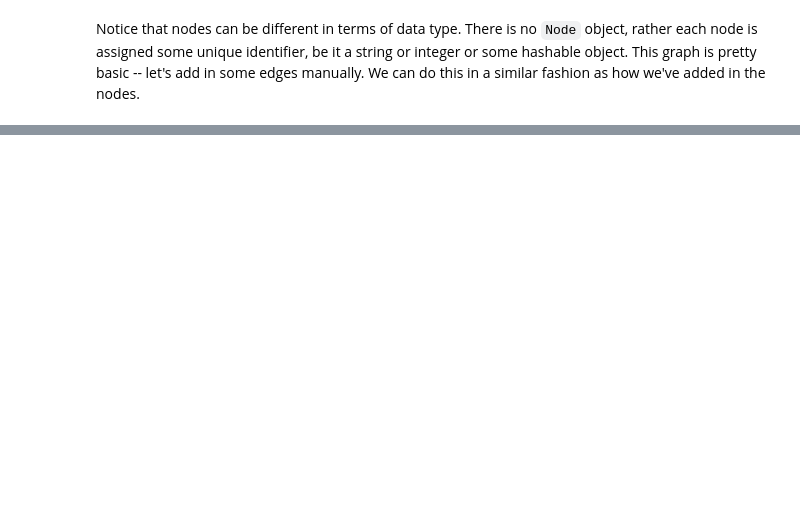
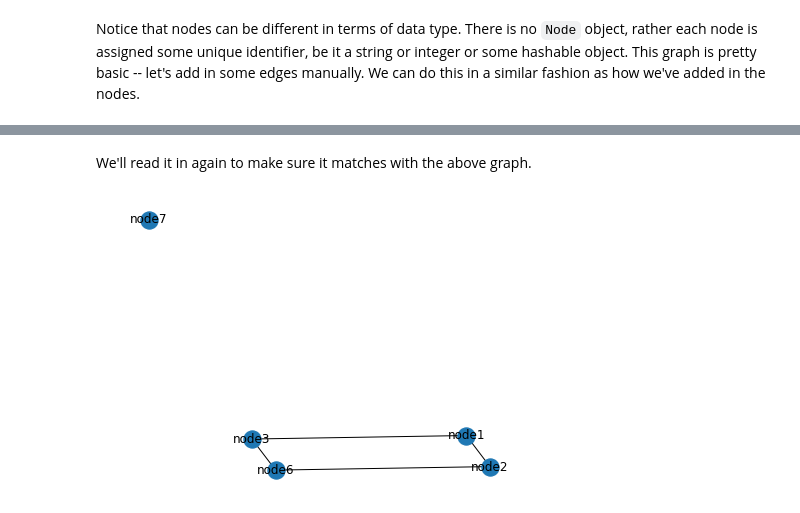
Before and after one commit to hollybossart/networkX_tutorial, a Jupyter notebook: networkX_tutorial.ipynb, the cells around one changed output, grey strips where cells are left out. Saved outputs shown, nothing was run; the diff lists cells and outputs as text; code cells hidden in the pictures; blank space fills up the shorter version.

```diff
--- a/networkX_tutorial.ipynb
+++ b/networkX_tutorial.ipynb
@@ -51,0 +84,11 @@ nx.draw(G, with_labels=True)
+# %% [markdown]
+We'll read it in again to make sure it matches with the above graph.
+# %%
+H = nx.readwrite.adjlist.read_adjlist('adjacency_write.txt')
+nx.draw(H, with_labels=True)
+
+# clearing out all old node and edge data while maintaing graph structure
+G.clear()
+H.clear()
+# %% [output]
+[figure, added]
```
Also changed, not shown: parts of 24 cells of this notebook, 1 other file.
